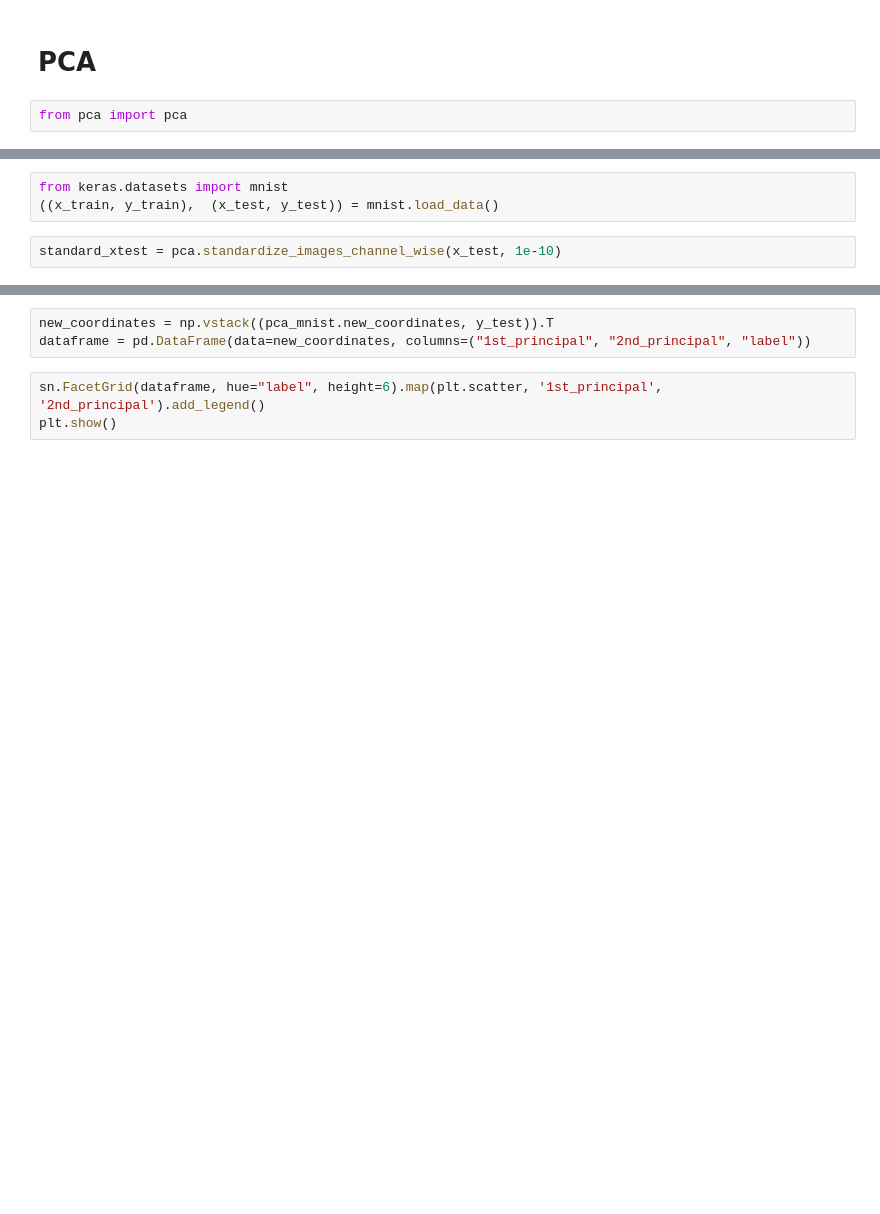
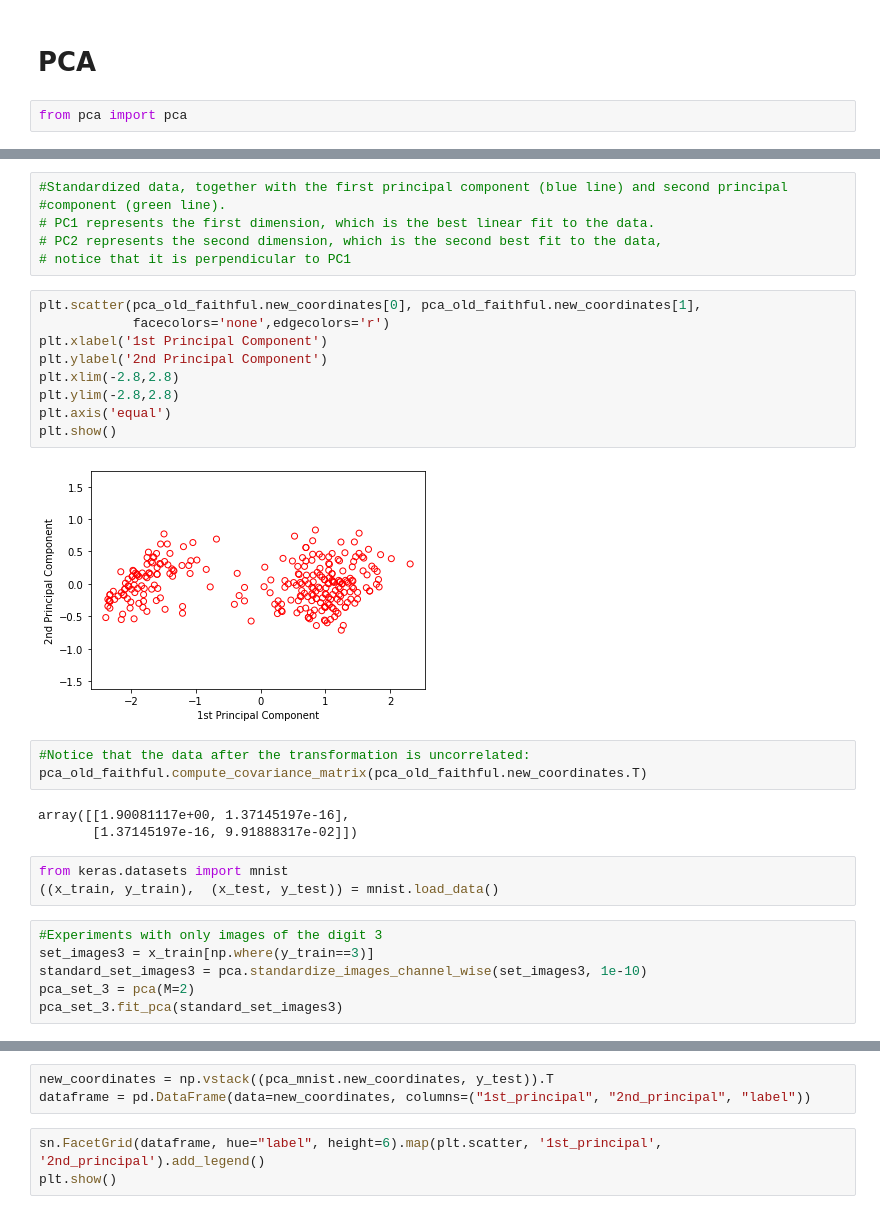
Before and after one commit to msarrias/unsupervised-learning-algorithms, a Jupyter notebook: test-cases.ipynb, the cells around one changed output, grey strips where cells are left out. Cells and saved outputs as stored; diff of their text form; blank space fills up the shorter version.

```diff
--- a/test-cases.ipynb
+++ b/test-cases.ipynb
@@ -45,5 +88,32 @@ from pca import pca
+# %%
+#Standardized data, together with the first principal component (blue line) and second principal
+#component (green line).
+# PC1 represents the first dimension, which is the best linear fit to the data.
+# PC2 represents the second dimension, which is the second best fit to the data,
+# notice that it is perpendicular to PC1
+# %%
+plt.scatter(pca_old_faithful.new_coordinates[0], pca_old_faithful.new_coordinates[1],
+            facecolors='none',edgecolors='r')
+plt.xlabel('1st Principal Component')
+plt.ylabel('2nd Principal Component')
+plt.xlim(-2.8,2.8)
+plt.ylim(-2.8,2.8)
+plt.axis('equal')
+plt.show()
+# %% [output]
+[figure, added]
+# %%
+#Notice that the data after the transformation is uncorrelated:
+pca_old_faithful.compute_covariance_matrix(pca_old_faithful.new_coordinates.T)
+# %% [output]
+array([[1.90081117e+00, 1.37145197e-16],
+       [1.37145197e-16, 9.91888317e-02]])
 # %%
 from keras.datasets import mnist
 ((x_train, y_train),  (x_test, y_test)) = mnist.load_data()
-# %%
-standard_xtest = pca.standardize_images_channel_wise(x_test, 1e-10)
+# %%
+#Experiments with only images of the digit 3
+set_images3 = x_train[np.where(y_train==3)]
+standard_set_images3 = pca.standardize_images_channel_wise(set_images3, 1e-10)
+pca_set_3 = pca(M=2)
+pca_set_3.fit_pca(standard_set_images3)
```
Also changed, not shown: parts of 16 cells of this notebook, 1 other file.
